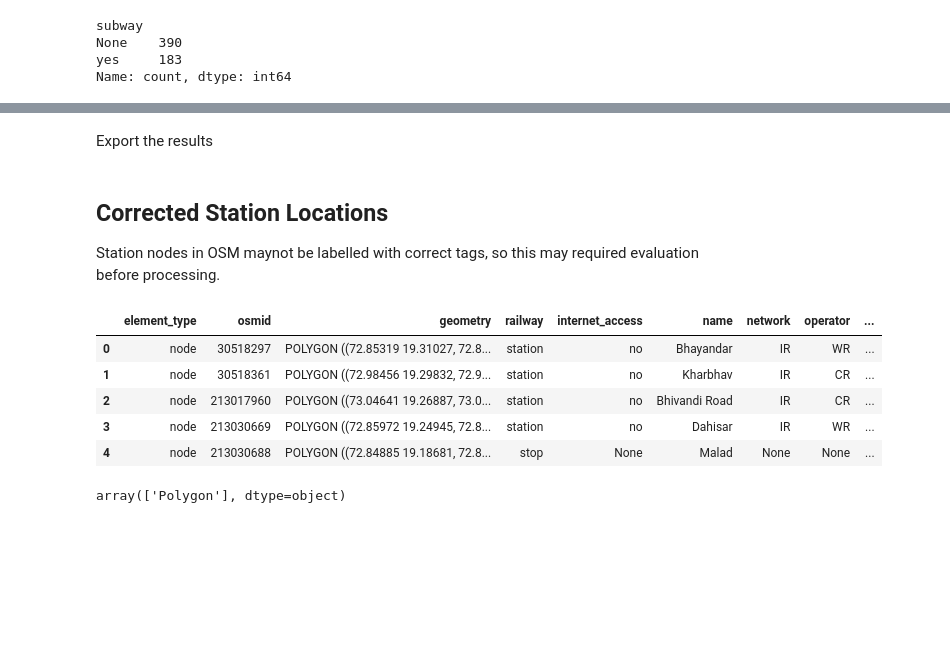
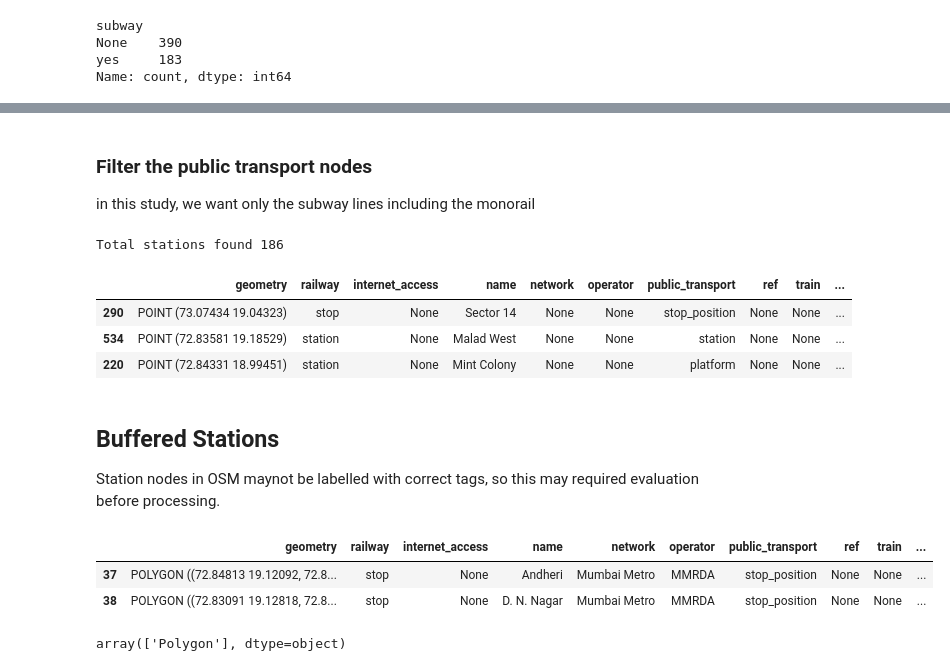
Before and after one commit to kavyajeetbora/metro_accessibility, a Jupyter notebook: notebooks/ETL_OSM.ipynb, the cells around one changed output, grey strips where cells are left out. Saved outputs shown, nothing was run; the diff lists cells and outputs as text; code cells hidden in the pictures; blank space fills up the shorter version.

```diff
--- a/notebooks/ETL_OSM.ipynb
+++ b/notebooks/ETL_OSM.ipynb
@@ -118 +120,17 @@ Name: count, dtype: int64
+# %% [markdown]
+### Filter the public transport nodes
+
+in this study, we want only the subway lines including the monorail
+# %%
+condition = ((pb_gdf['subway']=='yes') | (pb_gdf['station']=='monorail')) & (pb_gdf['railway']!='construction')
+metro_stations = pb_gdf.loc[condition]
+metro_stations = metro_stations.drop(['osmid','element_type'], axis=1)
+print("Total stations found", metro_stations.shape[0])
+metro_stations.sample(3)
+# %% [output]
+Total stations found 186
+|  | geometry | railway | internet_access | name | network | operator | public_transport | ref | train | ... |
+| 290 | POINT (73.07434 19.04323) | stop | None | Sector 14 | None | None | stop_position | None | None | ... |
+| 534 | POINT (72.83581 19.18529) | station | None | Malad West | None | None | station | None | None | ... |
+| 220 | POINT (72.84331 18.99451) | station | None | Mint Colony | None | None | platform | None | None | ... |
 # %%
@@ -120,2 +137,0 @@ pb_gdf.to_file(f'{city}_stations_stops.gpkg', driver='GPKG')
-# %% [markdown]
-Export the results
@@ -125,17 +138,14 @@ Export the results
 # %% [markdown]
-## Corrected Station Locations
+## Buffered Stations
 
 Station nodes in OSM maynot be labelled with correct tags, so this may required evaluation before processing.
 # %%
-stations = pb_gdf.copy()
-stations = stations.to_crs('EPSG:32643')
-stations['geometry'] = stations['geometry'].buffer(10)
-stations = stations.to_crs("EPSG:4326")
-stations.head()
+buffered_stations = metro_stations.copy()
+buffered_stations = buffered_stations.to_crs('EPSG:32643')
+buffered_stations['geometry'] = buffered_stations['geometry'].buffer(10)
+buffered_stations = buffered_stations.to_crs("EPSG:4326")
+buffered_stations.head(2)
 # %% [output]
-|  | element_type | osmid | geometry | railway | internet_access | name | network | operator | ... |
-| 0 | node | 30518297 | POLYGON ((72.85319 19.31027, 72.8... | station | no | Bhayandar | IR | WR | ... |
-| 1 | node | 30518361 | POLYGON ((72.98456 19.29832, 72.9... | station | no | Kharbhav | IR | CR | ... |
-| 2 | node | 213017960 | POLYGON ((73.04641 19.26887, 73.0... | station | no | Bhivandi Road | IR | CR | ... |
-| 3 | node | 213030669 | POLYGON ((72.85972 19.24945, 72.8... | station | no | Dahisar | IR | WR | ... |
-| 4 | node | 213030688 | POLYGON ((72.84885 19.18681, 72.8... | stop | None | Malad | None | None | ... |
+|  | geometry | railway | internet_access | name | network | operator | public_transport | ref | train | ... |
+| 37 | POLYGON ((72.84813 19.12092, 72.8... | stop | None | Andheri | Mumbai Metro | MMRDA | stop_position | None | None | ... |
+| 38 | POLYGON ((72.83091 19.12818, 72.8... | stop | None | D. N. Nagar | Mumbai Metro | MMRDA | stop_position | None | None | ... |
```
Also changed, not shown: parts of 12 cells of this notebook.
